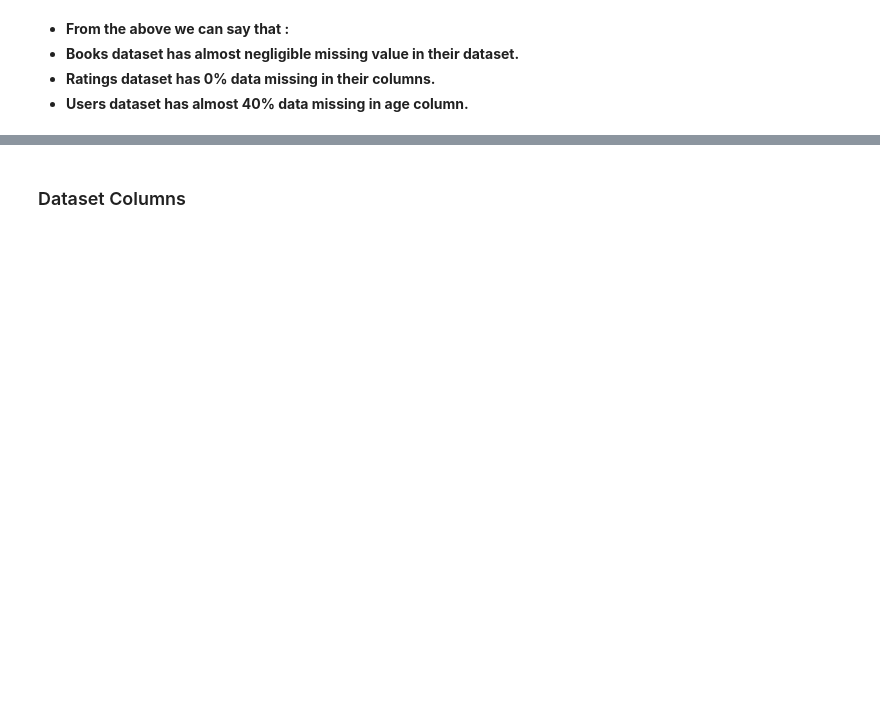
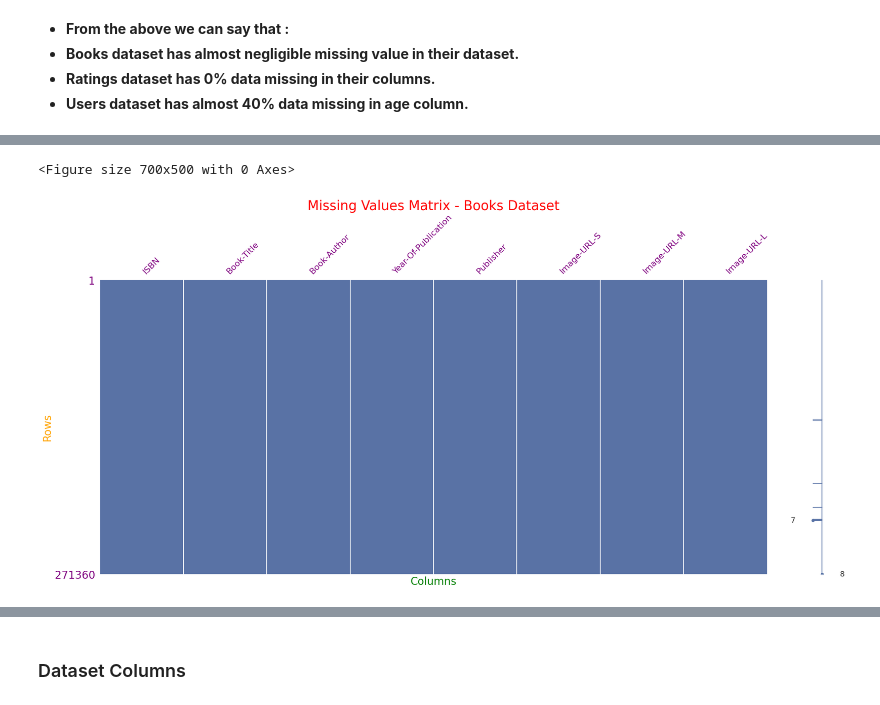
Before and after one commit to pravinshukla108/Book-Recommendation-System-Unsupervised-Machine-Learning-, a Jupyter notebook: Book_Recommendation_System(Unsupervised_Machine_Learning).ipynb, the cells around one changed output, grey strips where cells are left out. Saved outputs shown, nothing was run; the diff lists cells and outputs as text; code cells hidden in the pictures; blank space fills up the shorter version.

```diff
--- a/Book_Recommendation_System(Unsupervised_Machine_Learning).ipynb
+++ b/Book_Recommendation_System(Unsupervised_Machine_Learning).ipynb
@@ -282,0 +305,20 @@ Axes(0.125,0.11;0.698618x0.77)
+# %%
+# Visualizing the missing values
+# Set the size of the figure
+plt.figure(figsize=(7, 5))
+
+# Plot the matrix of missing values with color
+msno.matrix(books, color=(0.35, 0.45, 0.65))  # Adjust color as needed
+
+# Add title and labels with color
+plt.title('Missing Values Matrix - Books Dataset', fontsize=25, color='RED')
+plt.xlabel('Columns', fontsize=20, color='GREEN')
+plt.ylabel('Rows', fontsize=20, color='ORANGE')
+plt.tick_params(axis='x', colors='purple')
+plt.tick_params(axis='y', colors='purple')
+
+# Show the plot
+plt.show()
+# %% [output]
+<Figure size 700x500 with 0 Axes>
+[figure, added]
```
Also changed, not shown: parts of 49 cells of this notebook.
